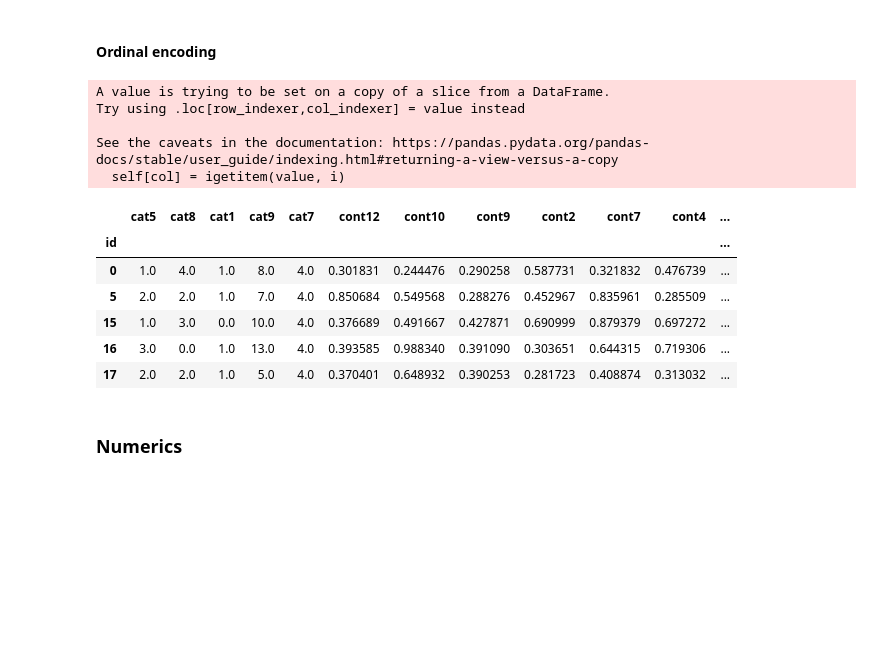
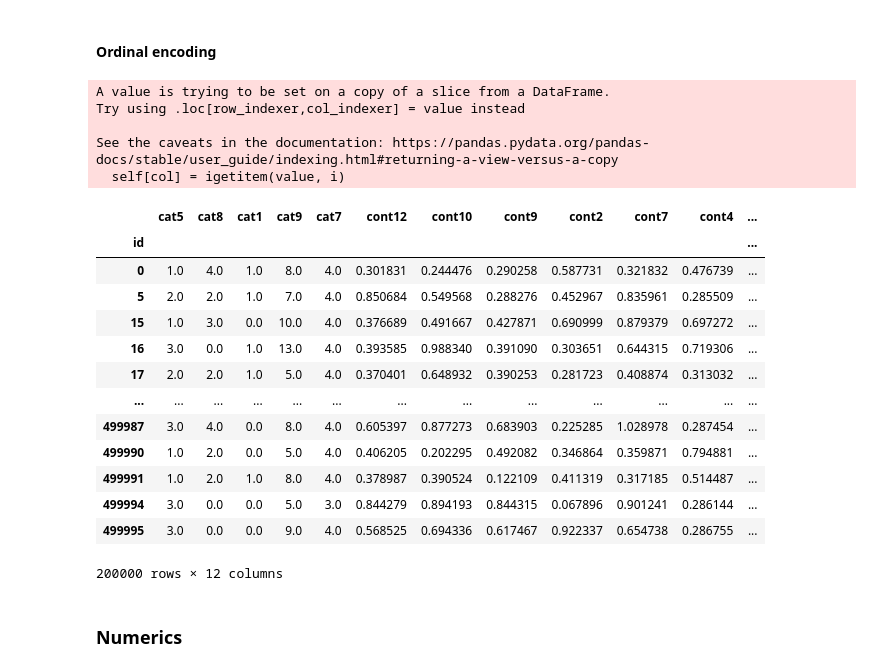
Before and after one commit to sjaureguimodo/kaggle-notebooks, a Jupyter notebook: house-pricing-competition.ipynb, the cells around one changed output. Cells and saved outputs as stored; diff of their text form; code cells hidden in the pictures; blank space fills up the shorter version.

```diff
--- a/house-pricing-competition.ipynb
+++ b/house-pricing-competition.ipynb
@@ -632,24 +625,31 @@ cat_df_test = df_test_prep[cat_features]
 # %%
 # ordinal-encode categorical columns
 ordinal_encoder = OrdinalEncoder()
 df_test_prep[cat_features] = ordinal_encoder.fit_transform(df_test_prep[cat_features])
 #X_test[OE_features] = ordinal_encoder.transform(X_test[OE_features])
 
 # Preview the ordinal-encoded features
-df_test_prep.head()
+df_test_prep
 # %% [output]
 A value is trying to be set on a copy of a slice from a DataFrame.
 Try using .loc[row_indexer,col_indexer] = value instead
 
 See the caveats in the documentation: https://pandas.pydata.org/pandas-docs/stable/user_guide/indexing.html#returning-a-view-versus-a-copy
   self[col] = igetitem(value, i)
 |  | cat5 | cat8 | cat1 | cat9 | cat7 | cont12 | cont10 | cont9 | cont2 | cont7 | cont4 | ... |
 | id |  |  |  |  |  |  |  |  |  |  |  | ... |
 | 0 | 1.0 | 4.0 | 1.0 | 8.0 | 4.0 | 0.301831 | 0.244476 | 0.290258 | 0.587731 | 0.321832 | 0.476739 | ... |
 | 5 | 2.0 | 2.0 | 1.0 | 7.0 | 4.0 | 0.850684 | 0.549568 | 0.288276 | 0.452967 | 0.835961 | 0.285509 | ... |
 | 15 | 1.0 | 3.0 | 0.0 | 10.0 | 4.0 | 0.376689 | 0.491667 | 0.427871 | 0.690999 | 0.879379 | 0.697272 | ... |
 | 16 | 3.0 | 0.0 | 1.0 | 13.0 | 4.0 | 0.393585 | 0.988340 | 0.391090 | 0.303651 | 0.644315 | 0.719306 | ... |
 | 17 | 2.0 | 2.0 | 1.0 | 5.0 | 4.0 | 0.370401 | 0.648932 | 0.390253 | 0.281723 | 0.408874 | 0.313032 | ... |
+| ... | ... | ... | ... | ... | ... | ... | ... | ... | ... | ... | ... | ... |
+| 499987 | 3.0 | 4.0 | 0.0 | 8.0 | 4.0 | 0.605397 | 0.877273 | 0.683903 | 0.225285 | 1.028978 | 0.287454 | ... |
+| 499990 | 1.0 | 2.0 | 0.0 | 5.0 | 4.0 | 0.406205 | 0.202295 | 0.492082 | 0.346864 | 0.359871 | 0.794881 | ... |
+| 499991 | 1.0 | 2.0 | 1.0 | 8.0 | 4.0 | 0.378987 | 0.390524 | 0.122109 | 0.411319 | 0.317185 | 0.514487 | ... |
+| 499994 | 3.0 | 0.0 | 0.0 | 5.0 | 3.0 | 0.844279 | 0.894193 | 0.844315 | 0.067896 | 0.901241 | 0.286144 | ... |
+| 499995 | 3.0 | 0.0 | 0.0 | 9.0 | 4.0 | 0.568525 | 0.694336 | 0.617467 | 0.922337 | 0.654738 | 0.286755 | ... |
+200000 rows × 12 columns
 # %% [markdown]
 ### Numerics
 # %% [markdown]
```
Also changed, not shown: parts of 6 cells of this notebook.
